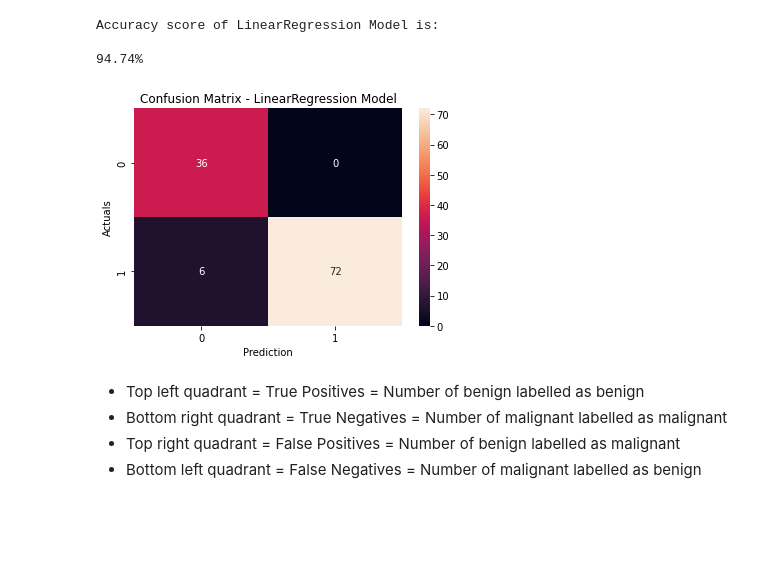
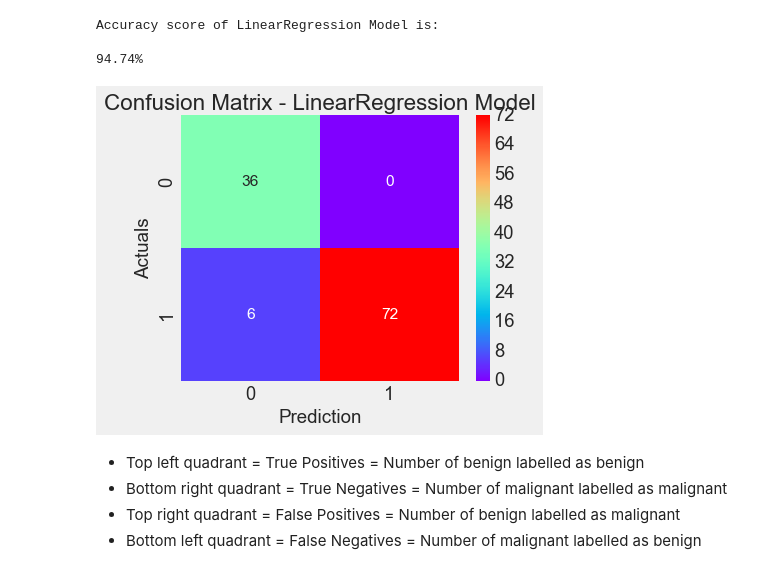
Before and after one commit to Anna20041983/PfDA-Project, a Jupyter notebook: PfDA_Project 2022.ipynb, the cells around one changed output. Cells and saved outputs as stored; diff of their text form; code cells hidden in the pictures; blank space fills up the shorter version.

```diff
--- a/PfDA_Project 2022.ipynb
+++ b/PfDA_Project 2022.ipynb
@@ -424,2 +558,41 @@ df_worst.describe().T
 # %%
-df_worst.hist(figsize=(15,10), color='DodgerBlue')
+# Visualisation of the 'Worst - mean of the three largest values' (or df_worst) group with seaborn histograms
+
+# Apply plot style
+plt.style.use('seaborn')
+palette = ['fuchsia', 'lime']
+sns.set(font_scale = 1.5)
+
+fig,ax = plt.subplots(5, 2, figsize=(20,25))
+
+plt.subplot(5,2,1)
+ax = sns.histplot(df, x = df['radius_worst'], hue ='diagnosis', palette = palette, bins = 35, kde = True)
+
+plt.subplot(5,2,2)
+ax = sns.histplot(df, x = df['texture_worst'], hue ='diagnosis', palette = palette, bins = 35, kde = True)
+
+plt.subplot(5,2,3)
+ax = sns.histplot(df, x = df['perimeter_worst'], hue ='diagnosis', palette = palette, bins = 35, kde = True)
+
+plt.subplot(5,2,4)
+ax = sns.histplot(df, x = df['area_worst'], hue ='diagnosis', palette = palette, bins = 35, kde = True)
+
+plt.subplot(5,2,5)
+ax = sns.histplot(df, x = df['smoothness_worst'], hue ='diagnosis', palette = palette, bins = 35, kde = True)
+
+plt.subplot(5,2,6)
+ax = sns.histplot(df, x = df['compactness_worst'], hue ='diagnosis', palette = palette, bins = 35, kde = True)
+
+plt.subplot(5,2,7)
+ax = sns.histplot(df, x = df['concavity_worst'], hue ='diagnosis', palette = palette, bins = 35, kde = True)
+
+plt.subplot(5,2,8)
+ax = sns.histplot(df, x = df['concave points_worst'] , hue ='diagnosis', palette = palette, bins = 35, kde = True)
+
+plt.subplot(5,2,9)
+ax = sns.histplot(df, x = df['symmetry_worst'] , hue ='diagnosis', palette = palette, bins = 35, kde = True)
+
+plt.subplot(5,2,10)
+ax = sns.histplot(df, x = df['fractal_dimension_worst'], hue ='diagnosis', palette = palette, bins = 35, kde = True)
+
+plt.show()
@@ -644,13 +830,14 @@ Accuracy score of LinearRegression Model is:
 # %%
 # Confusion Matrix for LinearRegression Model
 
-sns.heatmap(confusion_matrix(Prediction2,y_test), annot=True)
+plt.figure(figsize=(5,4))
+sns.heatmap(confusion_matrix(Prediction2,y_test), annot=True, cmap='rainbow')
 plt.title('Confusion Matrix - LinearRegression Model')
 plt.xlabel('Prediction')
 plt.ylabel('Actuals')
 plt.show()
 # %% [output]
-[figure, old version]
+[figure, new version]
 # %% [markdown]
 - Top left quadrant = True Positives = Number of benign labelled as benign
 - Bottom right quadrant = True Negatives = Number of malignant labelled as malignant
```
Also changed, not shown: parts of 103 cells of this notebook.
